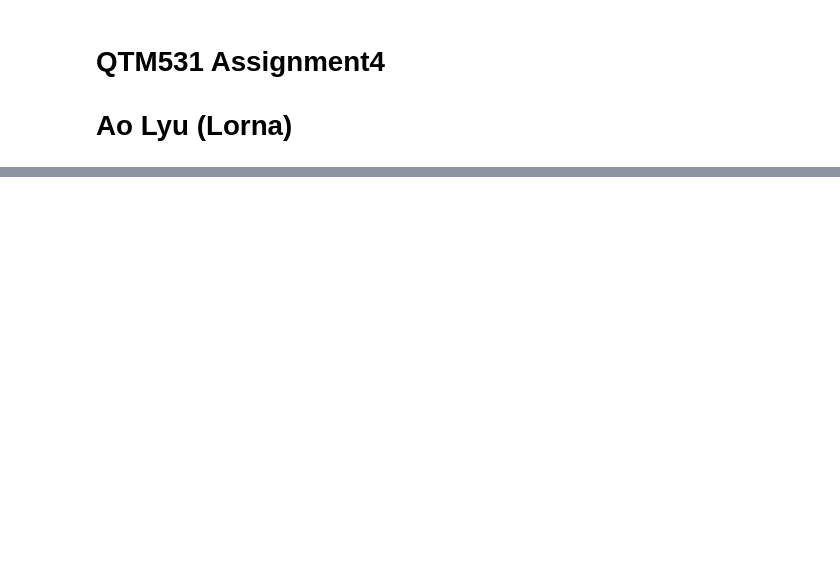
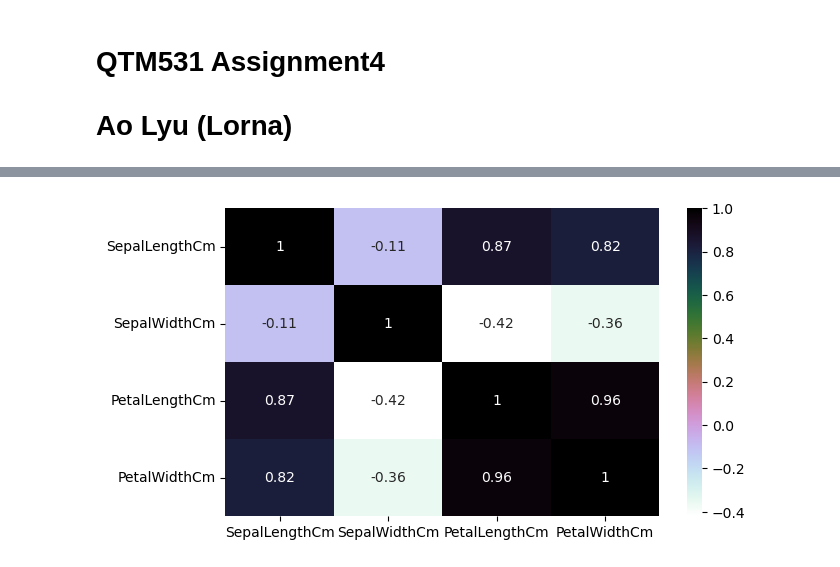
Before and after one commit to lornalyu/qtm531spring2024, a Jupyter notebook: Assignment/QTM531 Assignmnet4 Lorna.ipynb, the cells around one changed output, grey strips where cells are left out. Cells and saved outputs as stored; diff of their text form; code cells hidden in the pictures; blank space fills up the shorter version.

```diff
--- a/Assignment/QTM531 Assignmnet4 Lorna.ipynb
+++ b/Assignment/QTM531 Assignmnet4 Lorna.ipynb
@@ -65,0 +78,7 @@ Consider more than one evaluation metric. For example, you can use the mean squa
+# %%
+# Get the correlation of the columns
+plt.figure(figsize=(7,4))
+sns.heatmap(iris.corr(),annot=True,cmap='cubehelix_r')
+plt.show()
+# %% [output]
+[figure, added]
```
Also changed, not shown: parts of 24 cells of this notebook.
